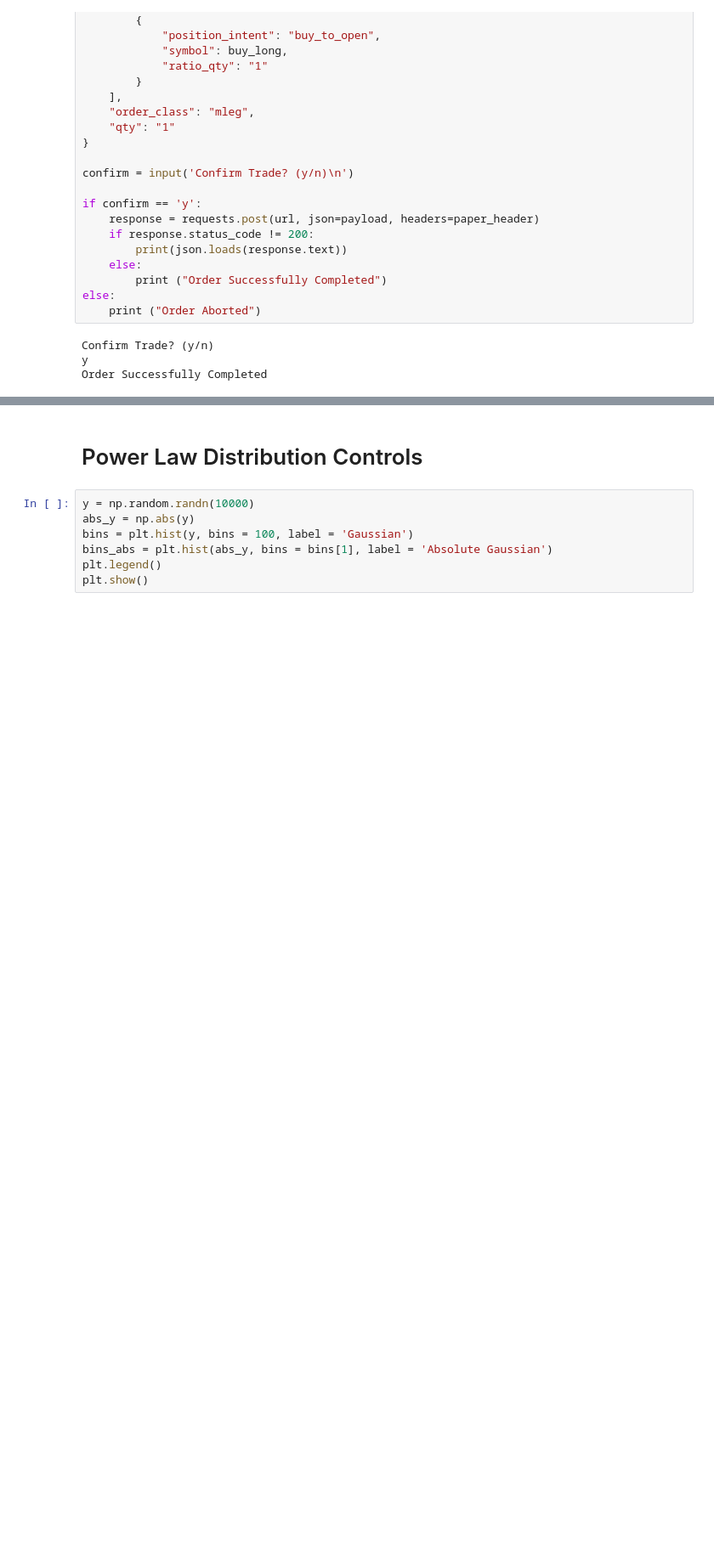
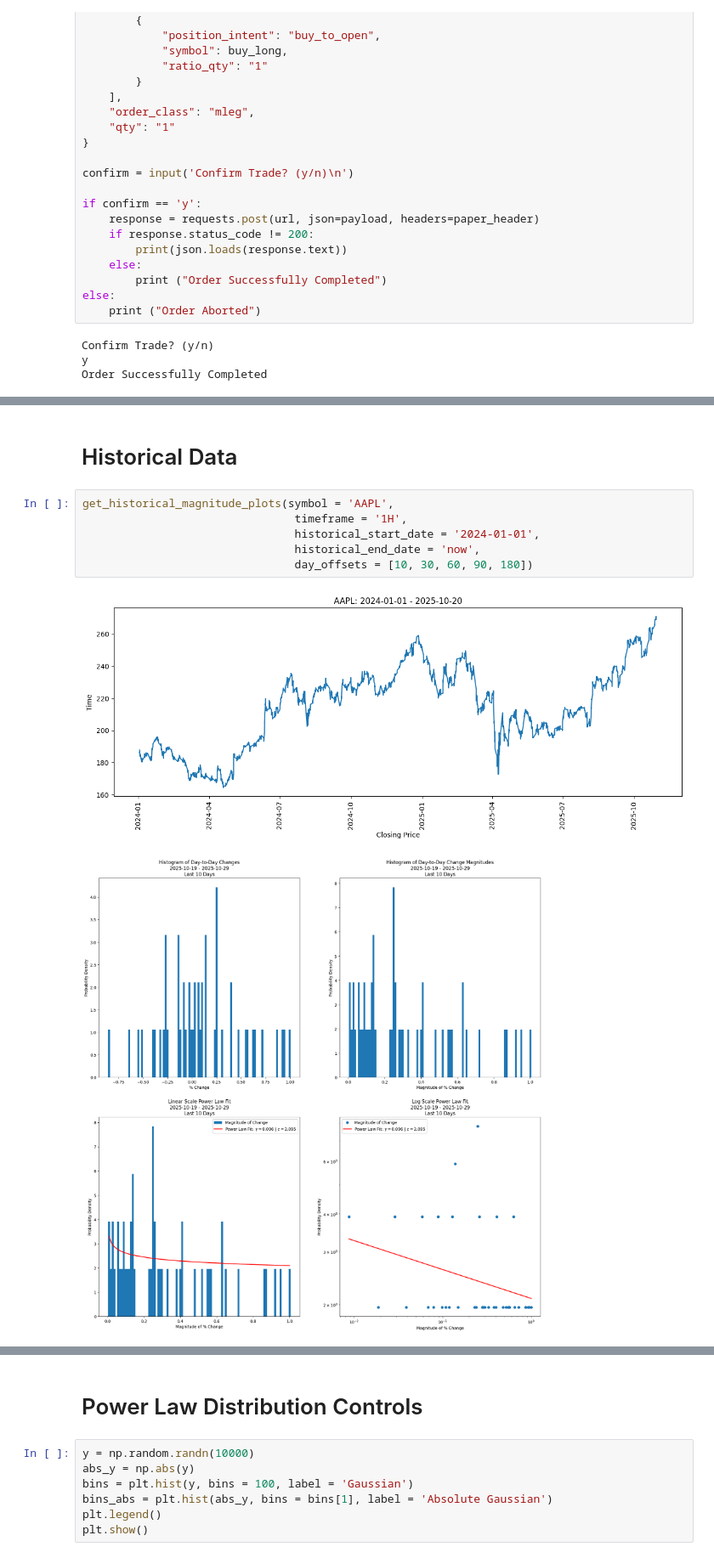
Before and after one commit to Omairss/spectral_nature, a Jupyter notebook: notebooks/alpaca_playbook.ipynb, the cells around one changed output, grey strips where cells are left out. Shown at 85% size. Cells and saved outputs as stored; diff of their text form; blank space fills up the shorter version.

Commit message:
Percentage Changes Power Law Plots

```diff
--- a/notebooks/alpaca_playbook.ipynb
+++ b/notebooks/alpaca_playbook.ipynb
@@ -176,0 +150,11 @@ get_historical_magnitude_plots(symbol = 'GLD',
+# %% [markdown]
+# Historical Data
+# %%
+get_historical_magnitude_plots(symbol = 'AAPL',
+                                timeframe = '1H',
+                                historical_start_date = '2024-01-01',
+                                historical_end_date = 'now',
+                                day_offsets = [10, 30, 60, 90, 180])
+# %% [output]
+[figure, added]
+[figure, added]
```
Also changed, not shown: parts of 15 cells of this notebook, 1 other file.
